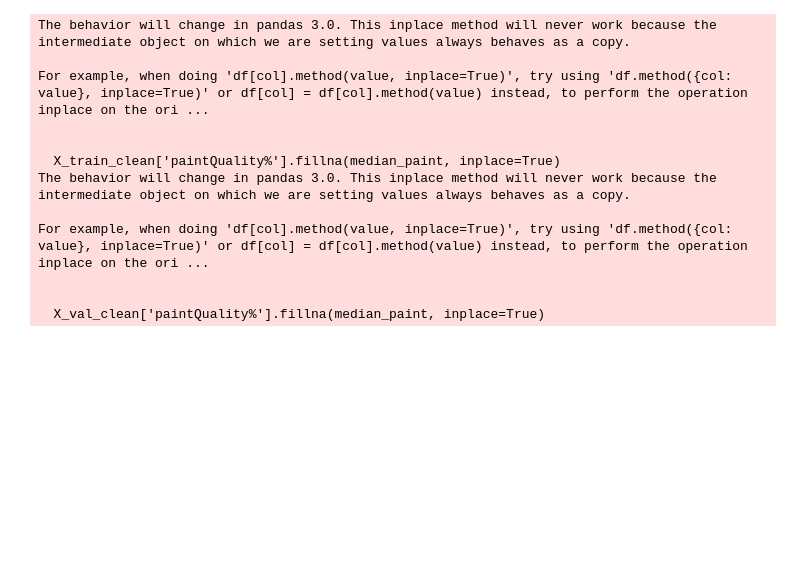
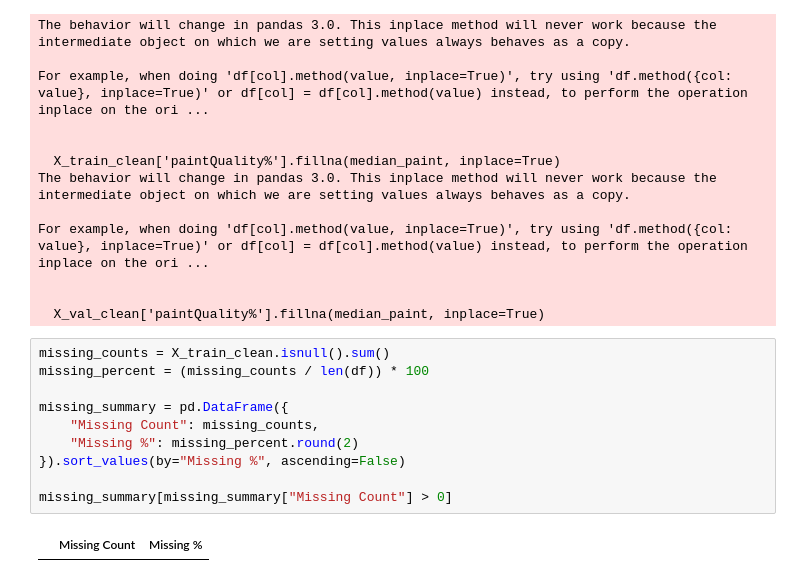
Before and after one commit to lucasdmcax/machine_learning, a Jupyter notebook: Homework_Group20.ipynb, the cells around one changed output. Cells and saved outputs as stored; diff of their text form; blank space fills up the shorter version.

```diff
--- a/Homework_Group20.ipynb
+++ b/Homework_Group20.ipynb
@@ -418,3 +418,15 @@ For example, when doing 'df[col].method(value, inplace=True)', try using 'df.met
 
 
   X_val_clean['paintQuality%'].fillna(median_paint, inplace=True)
+# %%
+missing_counts = X_train_clean.isnull().sum()
+missing_percent = (missing_counts / len(df)) * 100
+
+missing_summary = pd.DataFrame({
+    "Missing Count": missing_counts,
+    "Missing %": missing_percent.round(2)
+}).sort_values(by="Missing %", ascending=False)
+
+missing_summary[missing_summary["Missing Count"] > 0]
+# %% [output]
+|  | Missing Count | Missing % |
```
Also changed, not shown: parts of 1 cell of this notebook.
